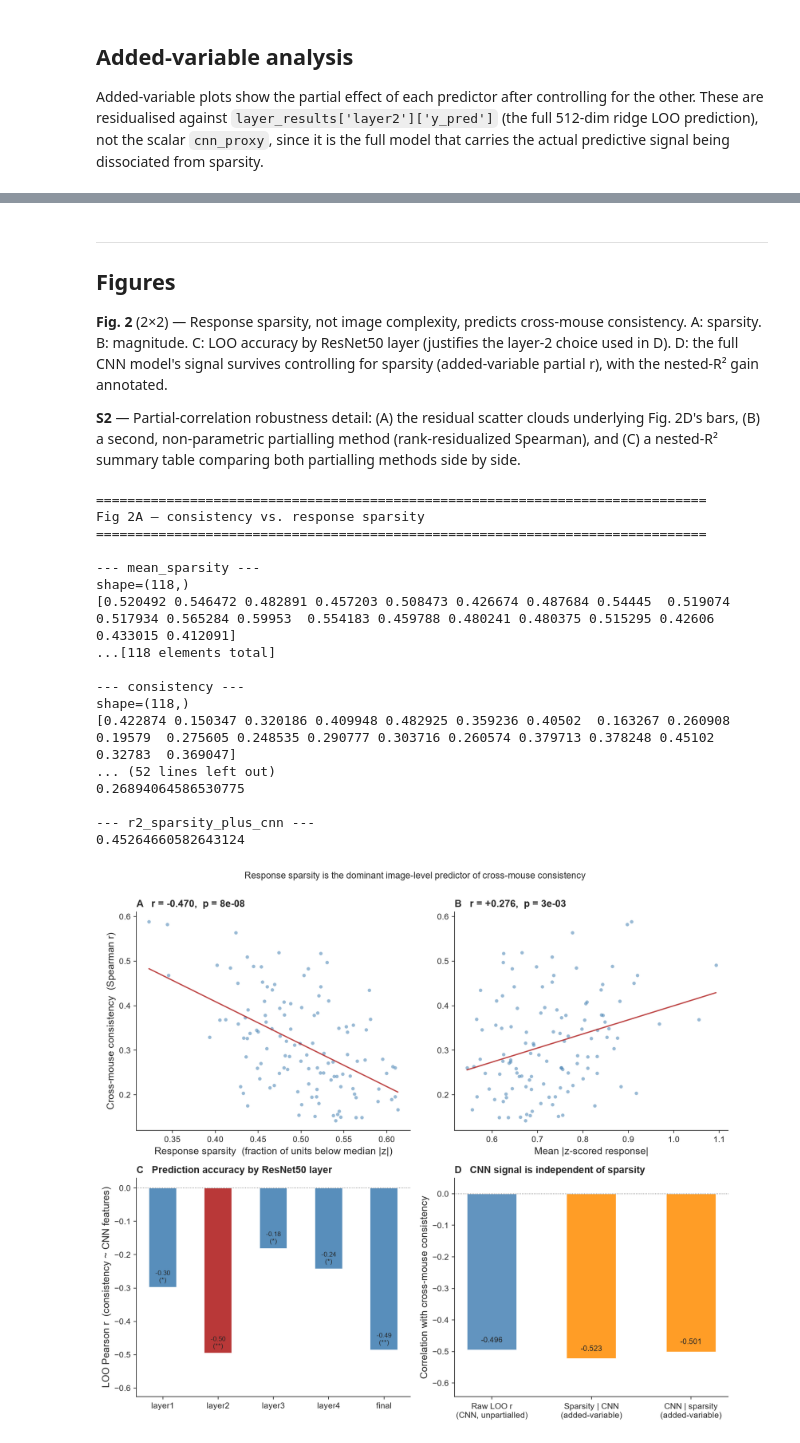
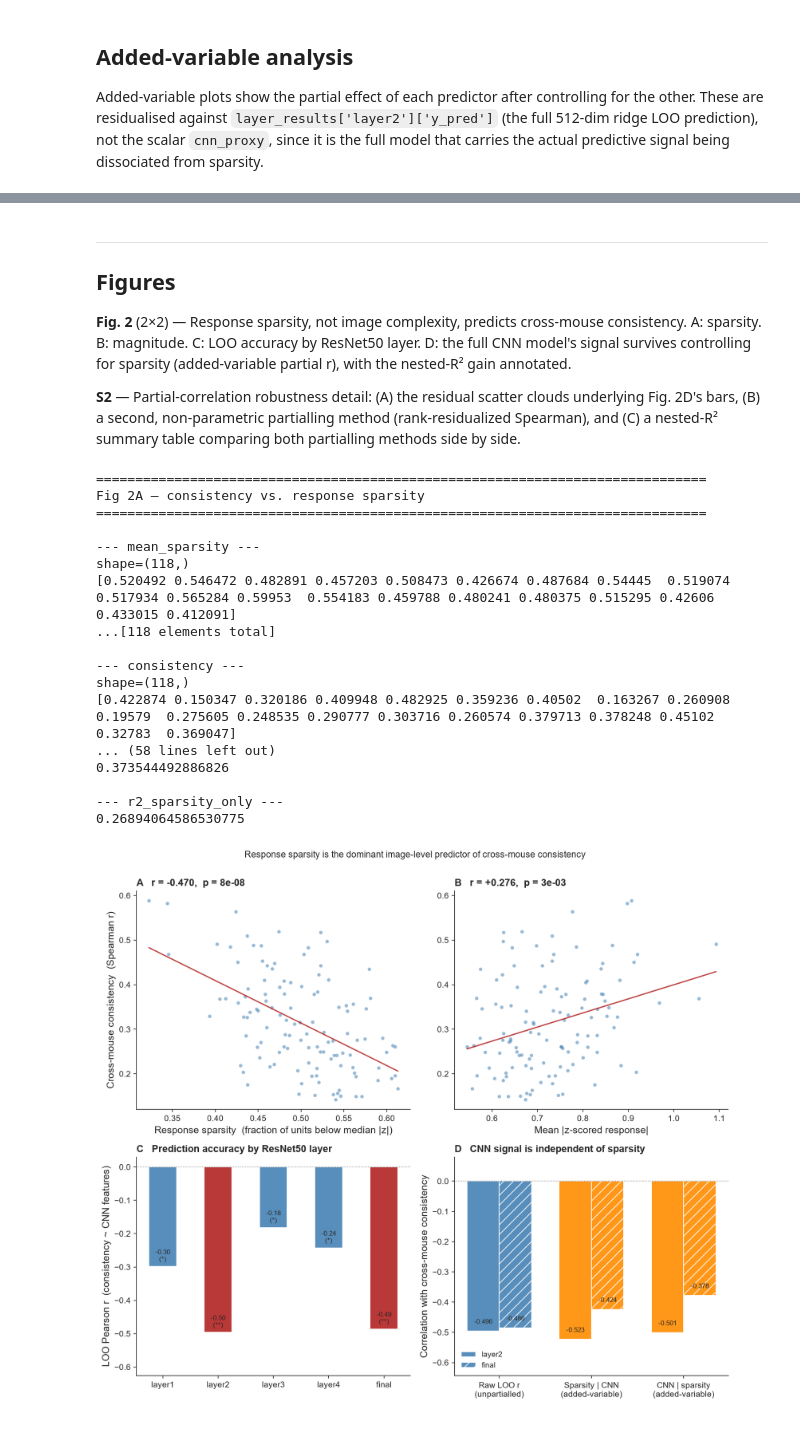
Before and after one commit to Jana-HQ/cross-mouse-v1-rsa, a Jupyter notebook: src/part2_image_predictors.ipynb, the cells around one changed output, grey strips where cells are left out. Saved outputs shown, nothing was run; the diff lists cells and outputs as text; code cells hidden in the pictures.

```diff
--- a/src/part2_image_predictors.ipynb
+++ b/src/part2_image_predictors.ipynb
@@ -214,8 +253,7 @@ Added-variable partial r — CNN (full LOO pred) | sparsity : -0.501
 ## Figures
 
 **Fig. 2** (2×2) — Response sparsity, not image complexity, predicts cross-mouse
-consistency. A: sparsity. B: magnitude. C: LOO accuracy by ResNet50 layer
-(justifies the layer-2 choice used in D). D: the full CNN model's signal
+consistency. A: sparsity. B: magnitude. C: LOO accuracy by ResNet50 layer. D: the full CNN model's signal
 survives controlling for sparsity (added-variable partial r), with the
 nested-R² gain annotated.
 
@@ -244,10 +282,10 @@ scatter_with_fit(axA, mean_sparsity, consistency, r_sp, p_sp,
 scatter_with_fit(axB, mean_magnitude, consistency, r_mag, p_mag,
                  'Mean |z-scored response|', 'B')
 
-# Panel C: LOO r per ResNet50 layer — justifies picking layer 2 as the CNN predictor
+# Panel C: LOO r per ResNet50 layer
 r_vals  = [layer_results[l]['r'] for l in layer_names]
 p_vals  = [layer_results[l]['p'] for l in layer_names]
-layer_colors = [COL_FIT if l == CNN_PRIMARY else
+layer_colors = [COL_FIT if l == CNN_PRIMARY or l == CNN_SECONDARY else
                 (COL_NS if p < 0.05 else 'lightsteelblue')
                 for l, p in zip(layer_names, p_vals)]
 bars = axC.bar(layer_names, r_vals, color=layer_colors, alpha=0.9, width=0.5)
@@ -263,21 +301,36 @@ axC.set_title('C   Prediction accuracy by ResNet50 layer',
               loc='left', fontweight='bold', pad=6)
 axC.spines[['top', 'right']].set_visible(False)
 
-# Panel D: independence from sparsity — raw LOO r vs. added-variable partial r (both directions)
-bar_vals   = [layer_results[CNN_PRIMARY]['r'], r_av_sp, r_av_cnn]
-bar_labels = ['Raw LOO r\n(CNN, unpartialled)',
-              'Sparsity | CNN\n(added-variable)',
-              'CNN | sparsity\n(added-variable)']
-bar_colors = [COL_NS, COL_GR, COL_GR]
-bars = axD.bar(bar_labels, bar_vals, color=bar_colors, alpha=0.85, width=0.5)
-for bar, v in zip(bars, bar_vals):
-    axD.text(bar.get_x() + bar.get_width() / 2, v + 0.02,
-             f'{v:+.3f}', ha='center', va='bottom', fontsize=9)
+# Panel D: independence from sparsity — raw LOO r vs. added-variable partial r
+# (both directions), for both layer2 and final.
+metrics = ['Raw LOO r\n(unpartialled)',
+           'Sparsity | CNN\n(added-variable)',
+           'CNN | sparsity\n(added-variable)']
+vals_by_layer = {
+    layer: [layer_results[layer]['r'], av_results[layer]['r_av_sp'], av_results[layer]['r_av_cnn']]
+    for layer in (CNN_PRIMARY, CNN_SECONDARY)
+}
+x     = np.arange(len(metrics))
+width = 0.35
+bars_primary   = axD.bar(x - width/2, vals_by_layer[CNN_PRIMARY], width,
+                          color=[COL_NS, COL_GR, COL_GR], alpha=0.9, label=CNN_PRIMARY)
+bars_secondary = axD.bar(x + width/2, vals_by_layer[CNN_SECONDARY], width,
+                          color=[COL_NS, COL_GR, COL_GR], alpha=0.9, hatch='//',
+                          label=CNN_SECONDARY)
+for bars in (bars_primary, bars_secondary):
+    for bar in bars:
+        v = bar.get_height()
+        axD.text(bar.get_x() + bar.get_width() / 2, v + 0.02,
+                 f'{v:+.3f}', ha='center', va='bottom', fontsize=8)
 axD.axhline(0, color='gray', linestyle=':', linewidth=0.8)
-axD.set_ylim(min(bar_vals) - 0.12, 0.05)
+all_vals = vals_by_layer[CNN_PRIMARY] + vals_by_layer[CNN_SECONDARY]
+axD.set_ylim(min(all_vals) - 0.12, 0.08)
+axD.set_xticks(x)
+axD.set_xticklabels(metrics)
 axD.set_ylabel('Correlation with cross-mouse consistency')
 axD.set_title('D   CNN signal is independent of sparsity',
               loc='left', fontweight='bold', pad=6)
+axD.legend(frameon=False, fontsize=9, loc='lower left')
 axD.spines[['top', 'right']].set_visible(False)
 
 fig.suptitle('Response sparsity is the dominant image-level predictor of cross-mouse consistency',
@@ -297,42 +350,43 @@ print_figure_data(
     spearman_r=r_mag,
     spearman_p=p_mag,
 )
 print_figure_data(
     'Fig 2C — LOO Pearson r per ResNet50 layer',
     layer_names=layer_names,
     loo_r_per_layer=np.array(r_vals),
     p_per_layer=np.array(p_vals),
 )
 print_figure_data(
-    f'Fig 2D — CNN ({CNN_PRIMARY}) raw LOO r vs. added-variable partial r (sparsity controlled)',
-    bar_labels=bar_labels,
-    bar_values=np.array(bar_vals),
+    f'Fig 2D — CNN ({CNN_PRIMARY} & {CNN_SECONDARY}) raw LOO r vs. added-variable partial r (sparsity controlled)',
+    metrics=metrics,
+    **{f'{layer}_values': np.array(vals_by_layer[layer]) for layer in (CNN_PRIMARY, CNN_SECONDARY)},
+    **{f'{layer}_r2_sparsity_plus_cnn': partial_results[layer]['r2_sparsity_plus_cnn']
+       for layer in (CNN_PRIMARY, CNN_SECONDARY)},
     r2_sparsity_only=r2_sparsity_only,
-    r2_sparsity_plus_cnn=r2_sparsity_plus_cnn,
 )
 
 plt.tight_layout()
 plt.savefig(FIGURES_DIR / 'fig2_image_predictors.png', bbox_inches='tight')
 plt.show()
 # %% [output]
 ==============================================================================
 Fig 2A — consistency vs. response sparsity
 ==============================================================================
 
 --- mean_sparsity ---
 shape=(118,)
 [0.520492 0.546472 0.482891 0.457203 0.508473 0.426674 0.487684 0.54445  0.519074 0.517934 0.565284 0.59953  0.554183 0.459788 0.480241 0.480375 0.515295 0.42606  0.433015 0.412091]
 ...[118 elements total]
 
 --- consistency ---
 shape=(118,)
 [0.422874 0.150347 0.320186 0.409948 0.482925 0.359236 0.40502  0.163267 0.260908 0.19579  0.275605 0.248535 0.290777 0.303716 0.260574 0.379713 0.378248 0.45102  0.32783  0.369047]
-... (52 lines left out)
+... (58 lines left out)
+0.373544492886826
+
+--- r2_sparsity_only ---
 0.26894064586530775
-
---- r2_sparsity_plus_cnn ---
-0.45264660582643124
-[figure, old version]
+[figure, new version]
 # %%
 def rank_resid(a, b):
     """Rank-residualise a on b (used for the Spearman partial correlation)."""
```
Also changed, not shown: parts of 3 cells of this notebook, 3 other files.
